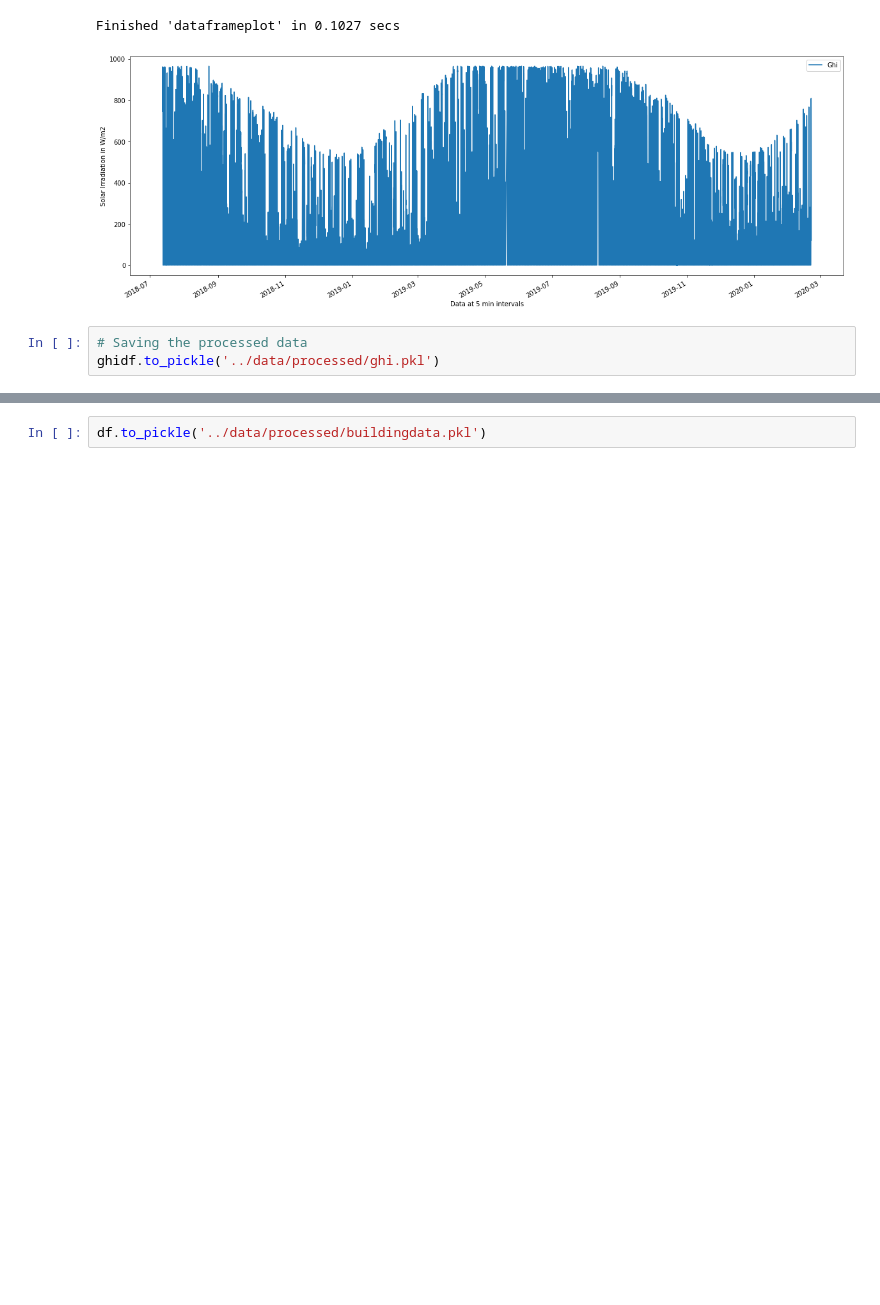
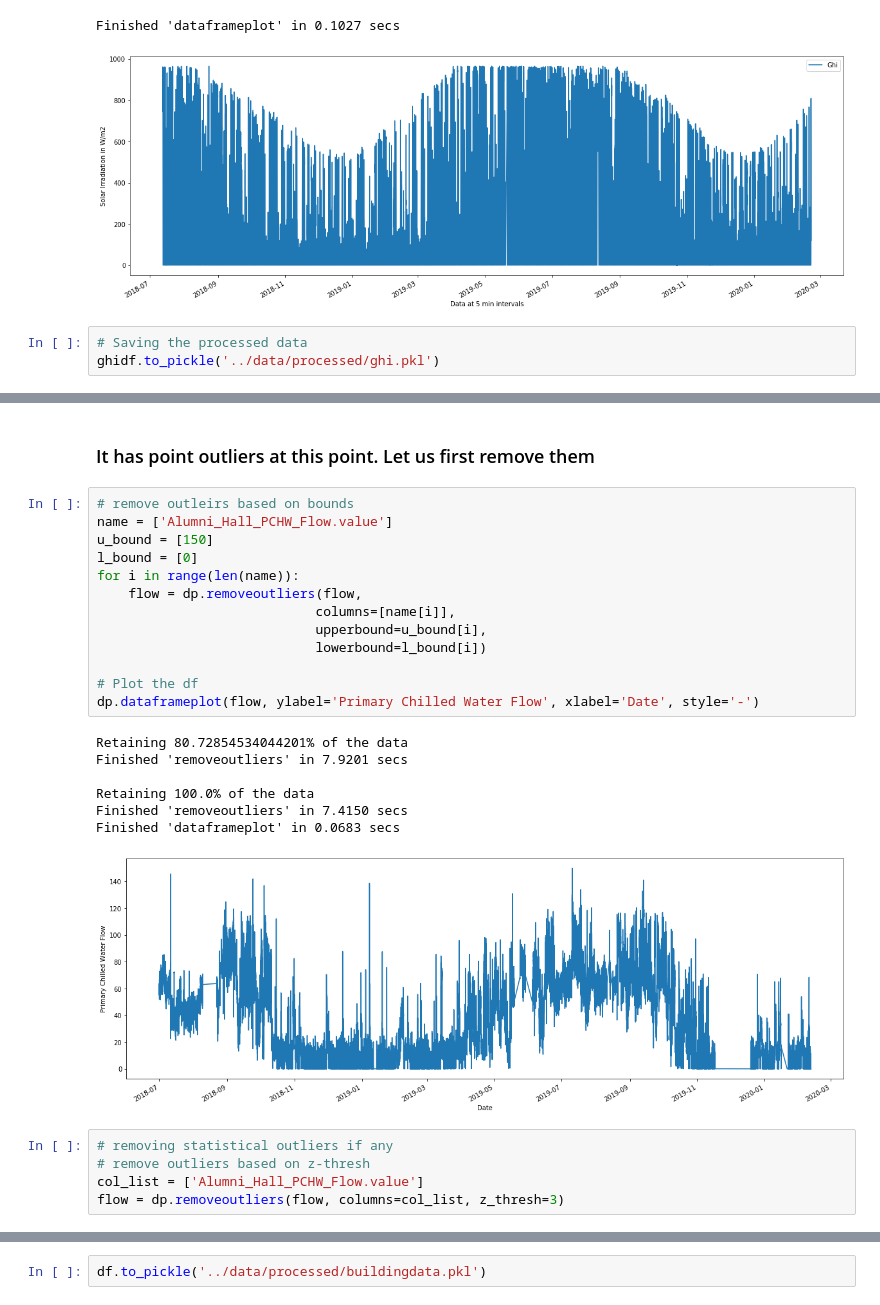
Before and after one commit to AvisekNaug/CDC2020, a Jupyter notebook: notebooks/Raw Data Processing.ipynb, the cells around one changed output, grey strips where cells are left out. Saved outputs shown, nothing was run; the diff lists cells and outputs as text; blank space fills up the shorter version.

```diff
--- a/notebooks/Raw Data Processing.ipynb
+++ b/notebooks/Raw Data Processing.ipynb
@@ -200,0 +221,28 @@ ghidf.to_pickle('../data/processed/ghi.pkl')
+# %% [markdown]
+### It has point outliers at this point. Let us first remove them
+# %%
+# remove outleirs based on bounds
+name = ['Alumni_Hall_PCHW_Flow.value']
+u_bound = [150]
+l_bound = [0]
+for i in range(len(name)):
+    flow = dp.removeoutliers(flow,
+                            columns=[name[i]],
+                            upperbound=u_bound[i],
+                            lowerbound=l_bound[i])
+
+# Plot the df
+dp.dataframeplot(flow, ylabel='Primary Chilled Water Flow', xlabel='Date', style='-')
+# %% [output]
+Retaining 80.72854534044201% of the data
+Finished 'removeoutliers' in 7.9201 secs
+
+Retaining 100.0% of the data
+Finished 'removeoutliers' in 7.4150 secs
+Finished 'dataframeplot' in 0.0683 secs
+[figure, added]
+# %%
+# removing statistical outliers if any
+# remove outliers based on z-thresh
+col_list = ['Alumni_Hall_PCHW_Flow.value']
+flow = dp.removeoutliers(flow, columns=col_list, z_thresh=3)
```
Also changed, not shown: parts of 9 cells of this notebook, 1 other file.
